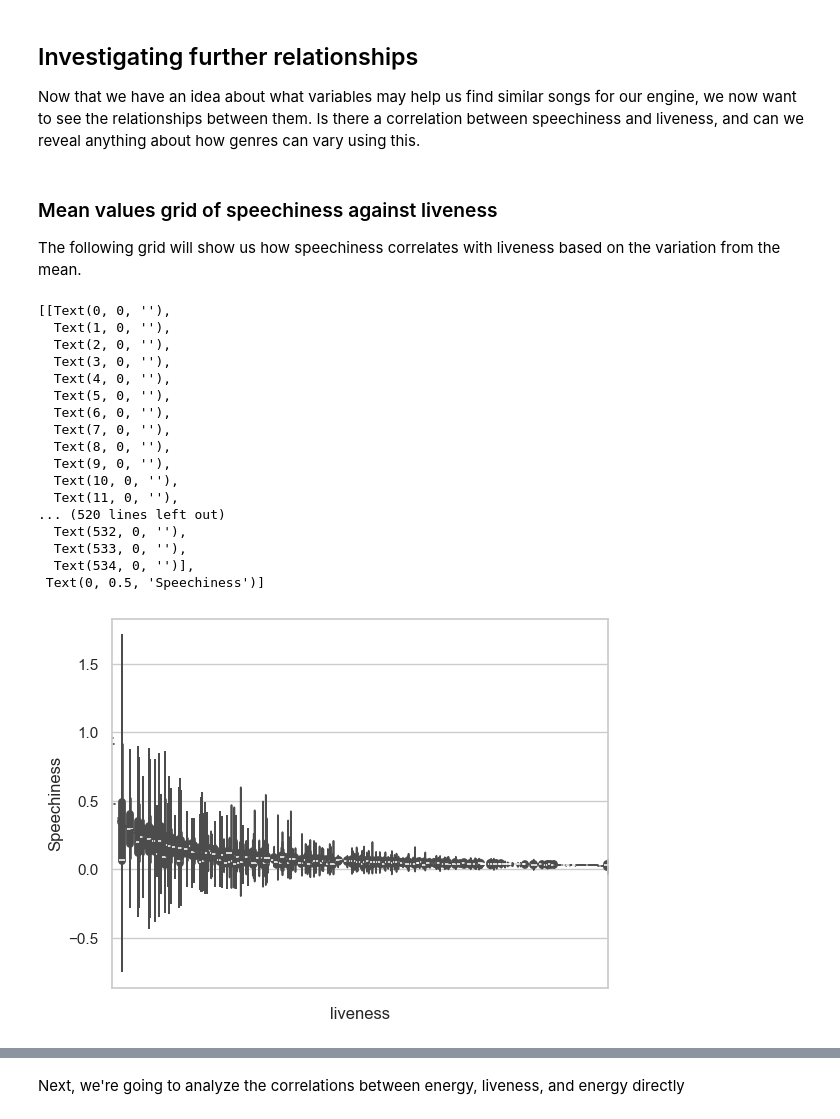
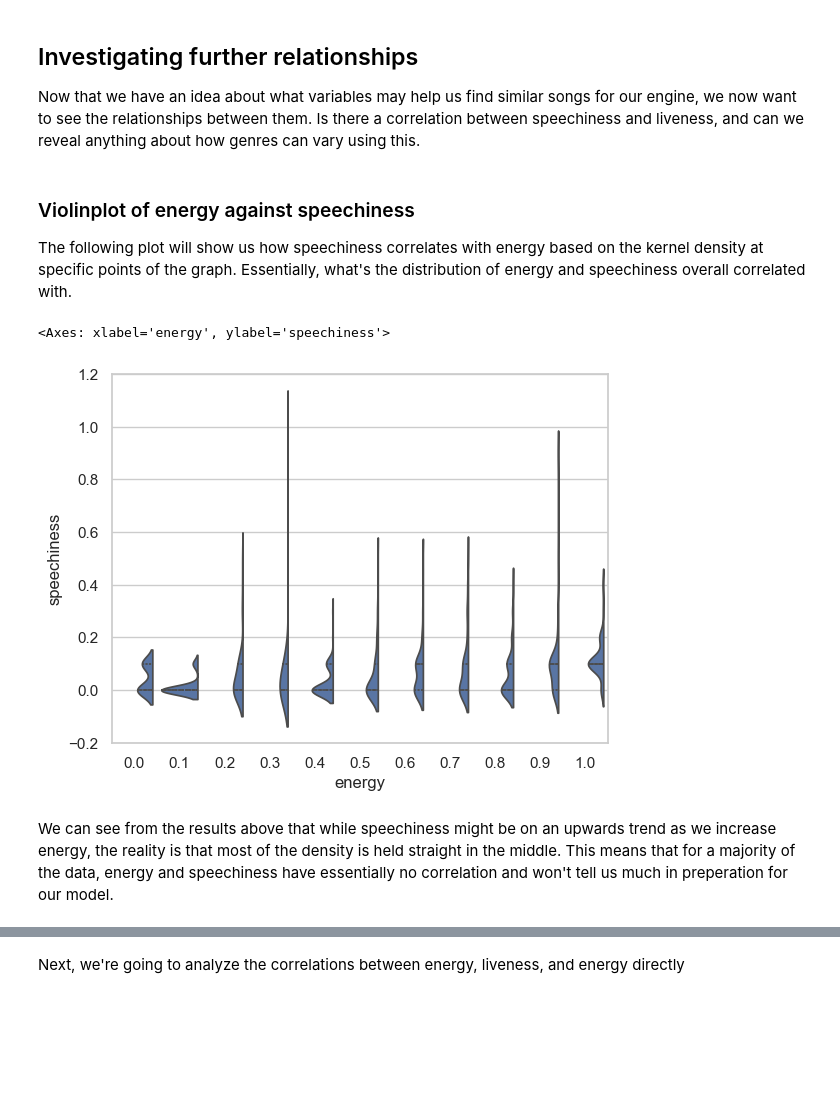
Before and after one commit to Khai189/SpotifyRecommender, a Jupyter notebook: TrainingData/DataVisualization.ipynb, the cells around one changed output, grey strips where cells are left out. Cells and saved outputs as stored; diff of their text form; code cells hidden in the pictures; blank space fills up the shorter version.

```diff
--- a/TrainingData/DataVisualization.ipynb
+++ b/TrainingData/DataVisualization.ipynb
@@ -65,33 +65,19 @@ We can see from the data above that there may be a strong correlation between th
 
 Now that we have an idea about what variables may help us find similar songs for our engine, we now want to see the relationships between them. Is there a correlation between speechiness and liveness, and can we reveal anything about how genres can vary using this.
 # %% [markdown]
-### Mean values grid of speechiness against liveness
+### Violinplot of energy against speechiness
 
-The following grid will show us how speechiness correlates with liveness based on the variation from the mean.
+The following plot will show us how speechiness correlates with energy based on the kernel density at specific points of the graph. Essentially, what's the distribution of energy and speechiness overall correlated with.
 # %%
-mean_values = optimized_random_df.groupby('liveness')['speechiness'].mean().sort_values(ascending=False)
+optimized_random_df_rounded = optimized_random_df.round({'speechiness': 1, 'liveness': 1, "energy": 1, "popularity": 1, "danceability": 1})
+mean_values = optimized_random_df_rounded.groupby('energy')['speechiness'].mean()
 sns.set_theme(style="whitegrid")
-ax = sns.violinplot(x='liveness', y='speechiness', data=optimized_random_df, order=mean_values.index)
-ax.set(xticklabels= [], ylabel="Speechiness")
+sns.violinplot(x='energy', y='speechiness', split=True, inner="quart", data=optimized_random_df_rounded)
 # %% [output]
-[[Text(0, 0, ''),
-  Text(1, 0, ''),
-  Text(2, 0, ''),
-  Text(3, 0, ''),
-  Text(4, 0, ''),
-  Text(5, 0, ''),
-  Text(6, 0, ''),
-  Text(7, 0, ''),
-  Text(8, 0, ''),
-  Text(9, 0, ''),
-  Text(10, 0, ''),
-  Text(11, 0, ''),
-... (520 lines left out)
-  Text(532, 0, ''),
-  Text(533, 0, ''),
-  Text(534, 0, '')],
- Text(0, 0.5, 'Speechiness')]
+<Axes: xlabel='energy', ylabel='speechiness'>
-[figure, old version]
+[figure, new version]
+# %% [markdown]
+We can see from the results above that while speechiness might be on an upwards trend as we increase energy, the reality is that most of the density is held straight in the middle. This means that for a majority of the data, energy and speechiness have essentially no correlation and won't tell us much in preperation for our model.
 # %%
 df_head = df.head(5)
 df_tail = df.tail(5)
```
Also changed, not shown: parts of 5 cells of this notebook.
